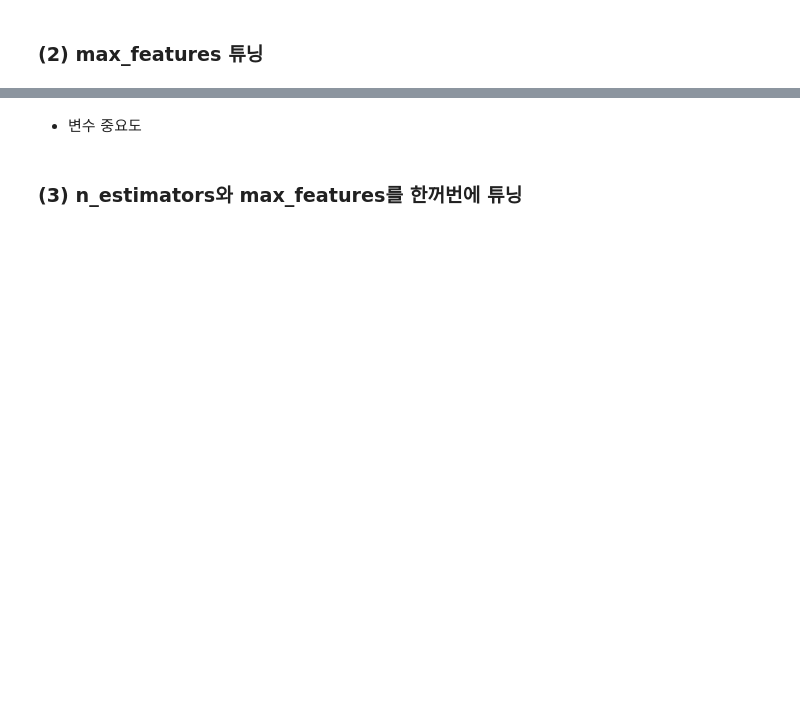
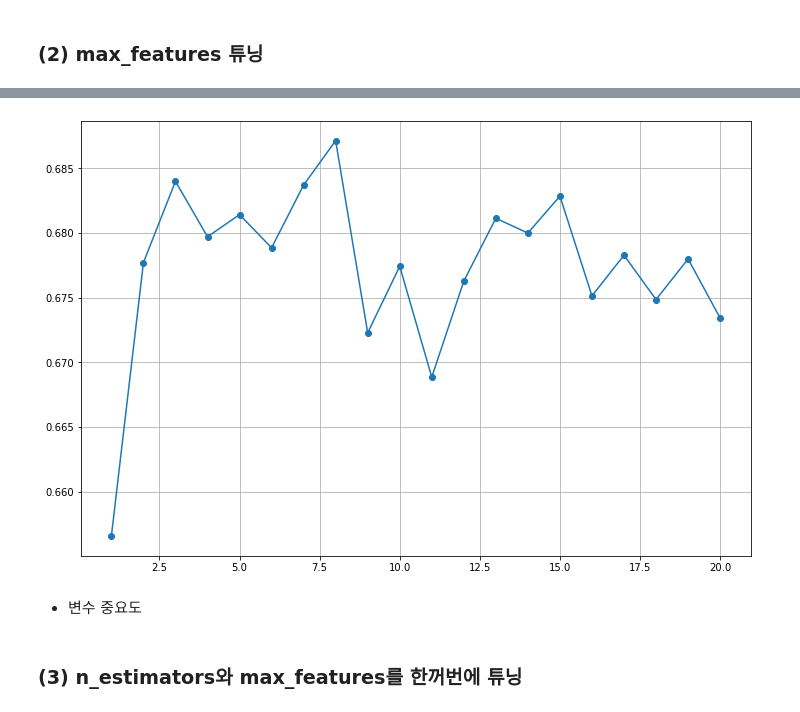
Before and after one commit to prefer100/ai_practice, a Jupyter notebook: 머신러닝/12과 Bagging.ipynb, the cells around one changed output, grey strips where cells are left out. Cells and saved outputs as stored; diff of their text form; code cells hidden in the pictures; blank space fills up the shorter version.

```diff
--- a/머신러닝/12과 Bagging.ipynb
+++ b/머신러닝/12과 Bagging.ipynb
@@ -245,0 +254,11 @@ plt.show()
+# %%
+# 기본모델
+m = RandomForestClassifier()
+# 그리드서치 모델 선언
+
+m_gs = GridSearchCV(m,params, cv = 5,verbose=3)
+
+# m_gs = GridSearchCV(RandomForestClassifier(),params,cv=5)
+# %%
+# 튜닝
+m_gs.fit(x_train,y_train)
@@ -245,0 +301,4 @@ plt.show()
+# %%
+# 튜닝 결과를 데이터프레임으로 저장
+result = pd.DataFrame(m_gs.cv_results_)
+result.head()
@@ -245,0 +312,3 @@ plt.show()
+# %%
+temp = result.loc[:, ['param_max_features', 'mean_test_score']]
+temp.head()
@@ -246,3 +322,10 @@ plt.show()
+# %%
+plt.figure(figsize = (12,8))
+plt.plot('param_max_features', 'mean_test_score', data = temp,marker='o')
+plt.grid()
+plt.show()
+# %% [output]
+[figure, added]
 # %% [markdown]
 * 변수 중요도
 # %% [markdown]
```
Also changed, not shown: parts of 25 cells of this notebook, 3 other files.
